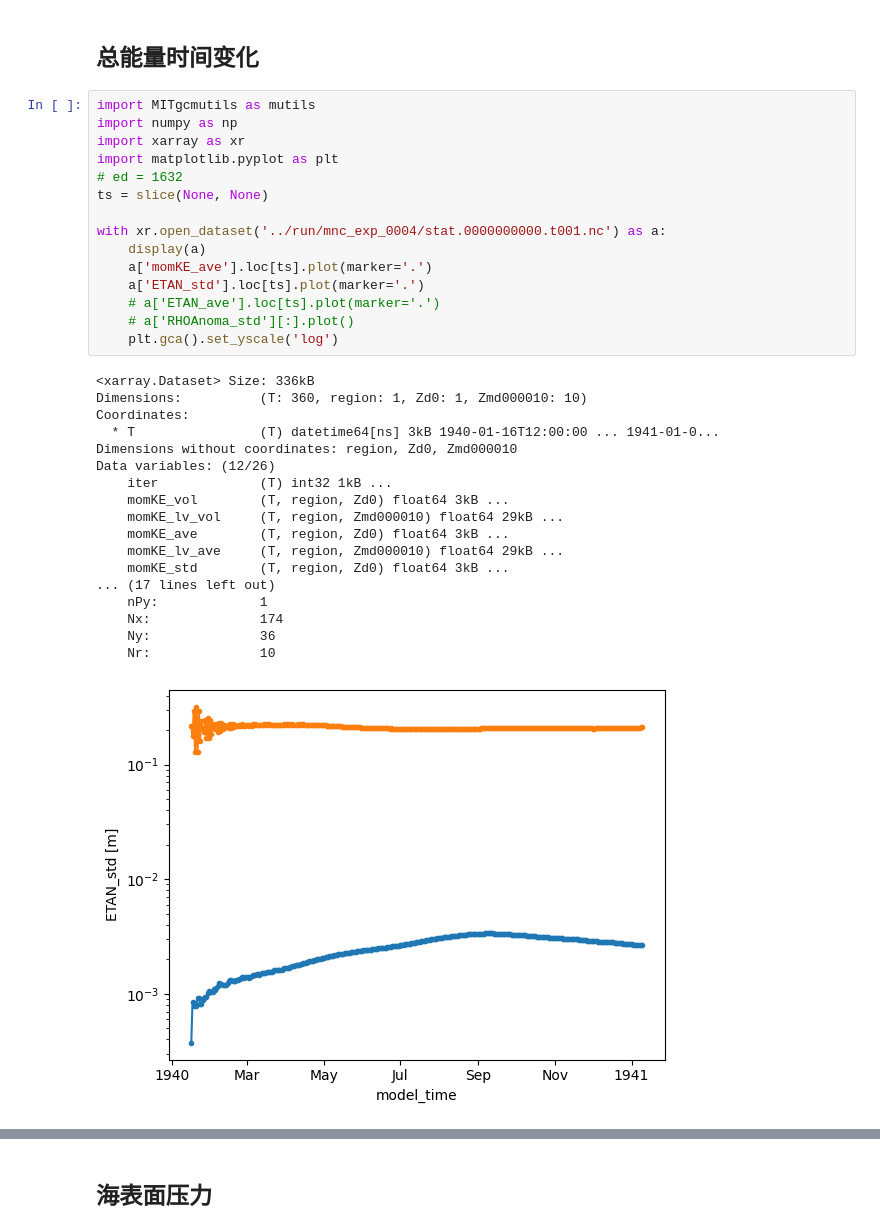
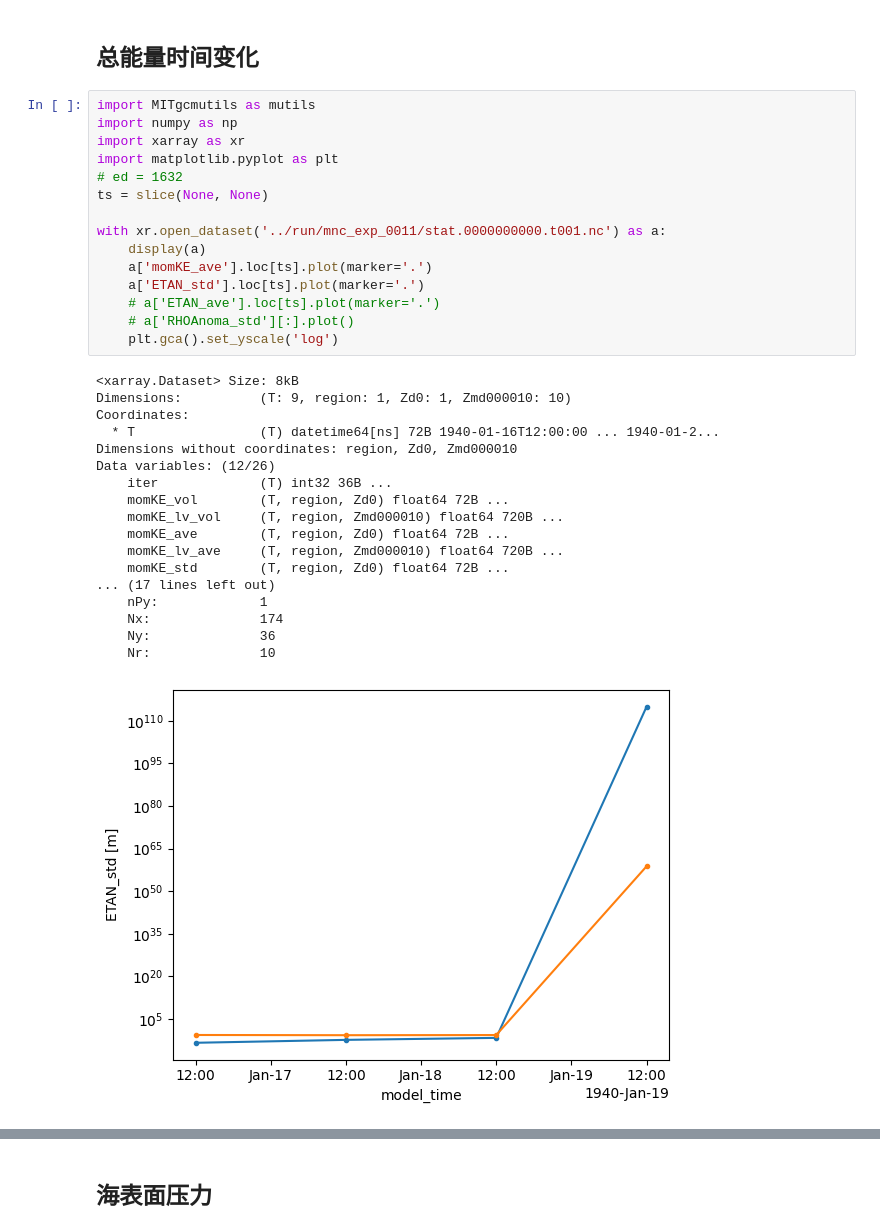
Before and after one commit to FattyZH/eqp-dlfv-mitgcm-era5, a Jupyter notebook: script/analysis.ipynb, the cells around one changed output, grey strips where cells are left out. Saved outputs shown, nothing was run; the diff lists cells and outputs as text.

```diff
--- a/script/analysis.ipynb
+++ b/script/analysis.ipynb
@@ -3,37 +3,37 @@
 # %%
 import MITgcmutils as mutils
 import numpy as np
 import xarray as xr
 import matplotlib.pyplot as plt
 # ed = 1632
 ts = slice(None, None)
 
-with xr.open_dataset('../run/mnc_exp_0004/stat.0000000000.t001.nc') as a:
+with xr.open_dataset('../run/mnc_exp_0011/stat.0000000000.t001.nc') as a:
     display(a)
     a['momKE_ave'].loc[ts].plot(marker='.')
     a['ETAN_std'].loc[ts].plot(marker='.')
     # a['ETAN_ave'].loc[ts].plot(marker='.')
     # a['RHOAnoma_std'][:].plot()
     plt.gca().set_yscale('log')
 # %% [output]
-<xarray.Dataset> Size: 336kB
-Dimensions:          (T: 360, region: 1, Zd0: 1, Zmd000010: 10)
+<xarray.Dataset> Size: 8kB
+Dimensions:          (T: 9, region: 1, Zd0: 1, Zmd000010: 10)
 Coordinates:
-  * T                (T) datetime64[ns] 3kB 1940-01-16T12:00:00 ... 1941-01-0...
+  * T                (T) datetime64[ns] 72B 1940-01-16T12:00:00 ... 1940-01-2...
 Dimensions without coordinates: region, Zd0, Zmd000010
 Data variables: (12/26)
-    iter             (T) int32 1kB ...
-    momKE_vol        (T, region, Zd0) float64 3kB ...
-    momKE_lv_vol     (T, region, Zmd000010) float64 29kB ...
-    momKE_ave        (T, region, Zd0) float64 3kB ...
-    momKE_lv_ave     (T, region, Zmd000010) float64 29kB ...
-    momKE_std        (T, region, Zd0) float64 3kB ...
+    iter             (T) int32 36B ...
+    momKE_vol        (T, region, Zd0) float64 72B ...
+    momKE_lv_vol     (T, region, Zmd000010) float64 720B ...
+    momKE_ave        (T, region, Zd0) float64 72B ...
+    momKE_lv_ave     (T, region, Zmd000010) float64 720B ...
+    momKE_std        (T, region, Zd0) float64 72B ...
 ... (17 lines left out)
     nPy:             1
     Nx:              174
     Ny:              36
     Nr:              10
-[figure, old version]
+[figure, new version]
 # %%
 import MITgcmutils as mutils
 import numpy as np
```
Also changed, not shown: parts of 1 cell of this notebook, 2 other files.
